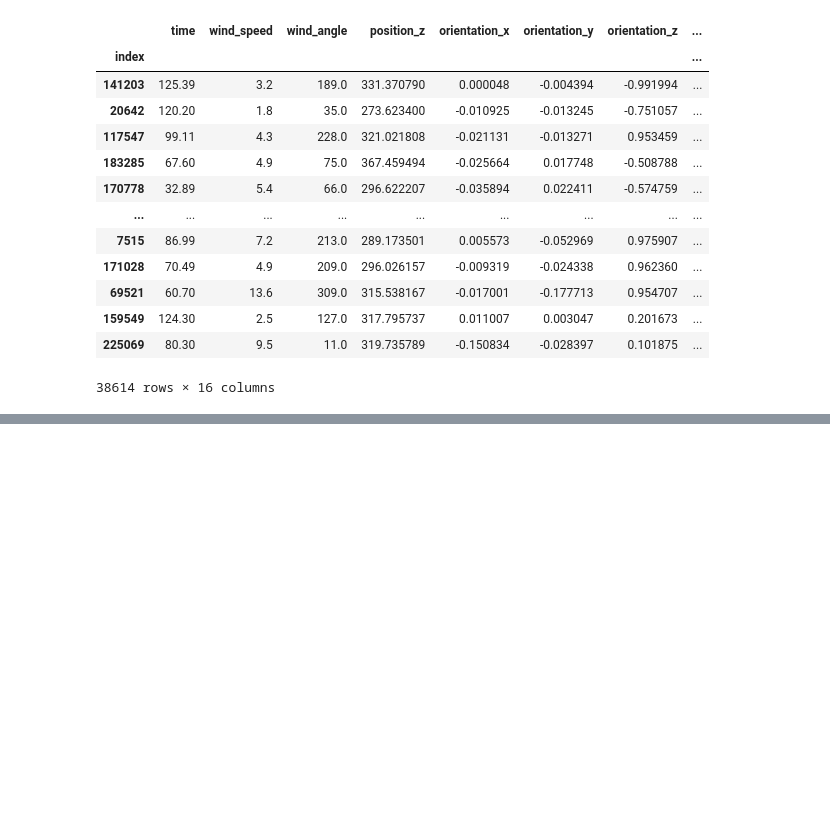
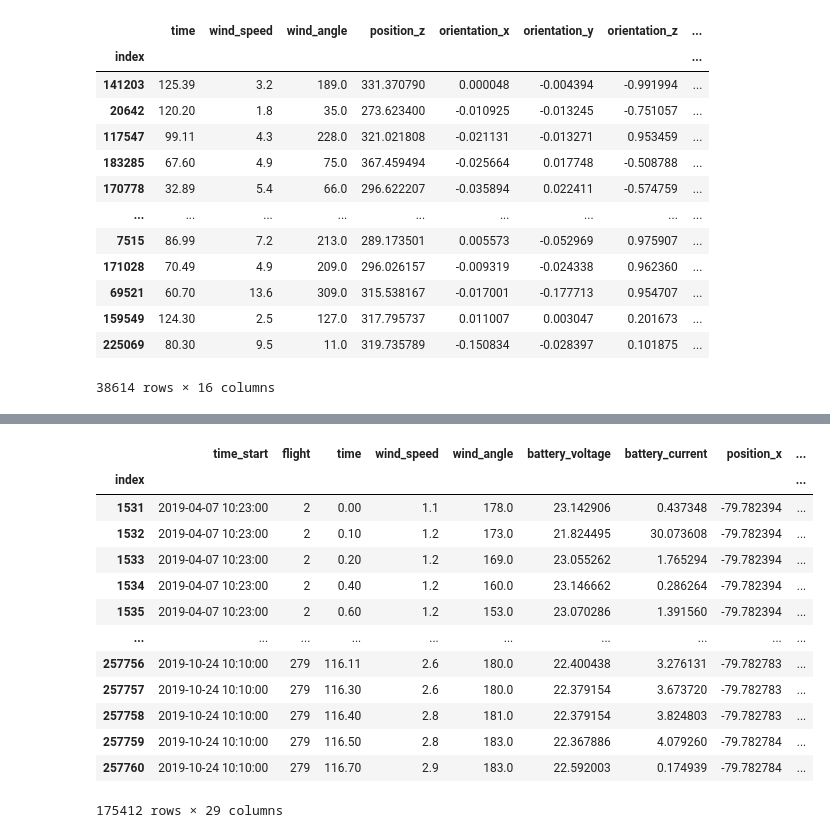
Before and after one commit to multitel-ai/nsw-certification, a Jupyter notebook: code_preparation/load.ipynb, the cells around one changed output, grey strips where cells are left out. Drawn from its saved outputs; the diff is of its cells as text; code cells hidden in the pictures; blank space fills up the shorter version.

```diff
--- a/code_preparation/load.ipynb
+++ b/code_preparation/load.ipynb
@@ -98,0 +183,18 @@ datasets["test"].drop(columns = cols_ignored + cols_redundent + target)
+# %%
+train = data.drop(index=test.index).drop(index=data.loc[data.payload==750].index)
+train
+# %% [output]
+|  | time_start | flight | time | wind_speed | wind_angle | battery_voltage | battery_current | position_x | ... |
+| index |  |  |  |  |  |  |  |  | ... |
+| 1531 | 2019-04-07 10:23:00 | 2 | 0.00 | 1.1 | 178.0 | 23.142906 | 0.437348 | -79.782394 | ... |
+| 1532 | 2019-04-07 10:23:00 | 2 | 0.10 | 1.2 | 173.0 | 21.824495 | 30.073608 | -79.782394 | ... |
+| 1533 | 2019-04-07 10:23:00 | 2 | 0.20 | 1.2 | 169.0 | 23.055262 | 1.765294 | -79.782394 | ... |
+| 1534 | 2019-04-07 10:23:00 | 2 | 0.40 | 1.2 | 160.0 | 23.146662 | 0.286264 | -79.782394 | ... |
+| 1535 | 2019-04-07 10:23:00 | 2 | 0.60 | 1.2 | 153.0 | 23.070286 | 1.391560 | -79.782394 | ... |
+| ... | ... | ... | ... | ... | ... | ... | ... | ... | ... |
+| 257756 | 2019-10-24 10:10:00 | 279 | 116.11 | 2.6 | 180.0 | 22.400438 | 3.276131 | -79.782783 | ... |
+| 257757 | 2019-10-24 10:10:00 | 279 | 116.30 | 2.6 | 180.0 | 22.379154 | 3.673720 | -79.782783 | ... |
+| 257758 | 2019-10-24 10:10:00 | 279 | 116.40 | 2.8 | 181.0 | 22.379154 | 3.824803 | -79.782783 | ... |
+| 257759 | 2019-10-24 10:10:00 | 279 | 116.50 | 2.8 | 183.0 | 22.367886 | 4.079260 | -79.782784 | ... |
+| 257760 | 2019-10-24 10:10:00 | 279 | 116.70 | 2.9 | 183.0 | 22.592003 | 0.174939 | -79.782784 | ... |
+175412 rows × 29 columns
```
Also changed, not shown: parts of 8 cells of this notebook, 2 other files.
